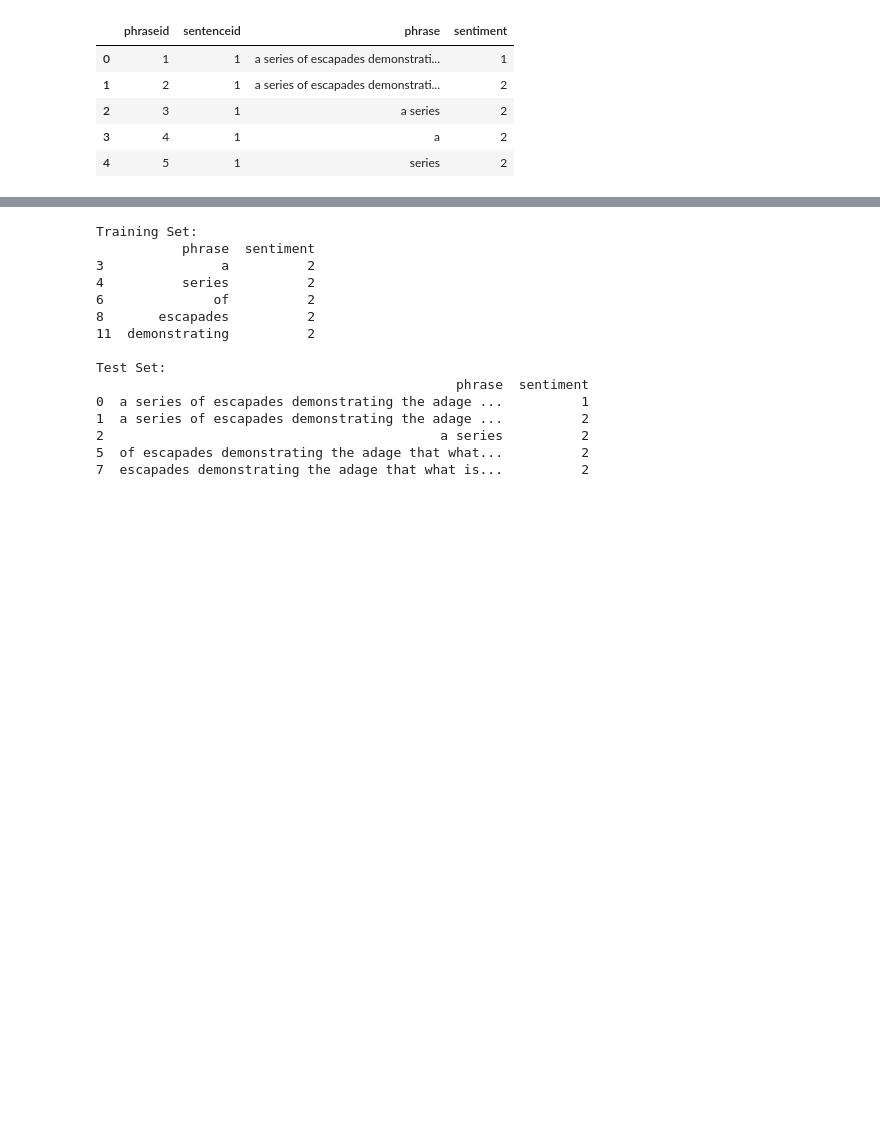
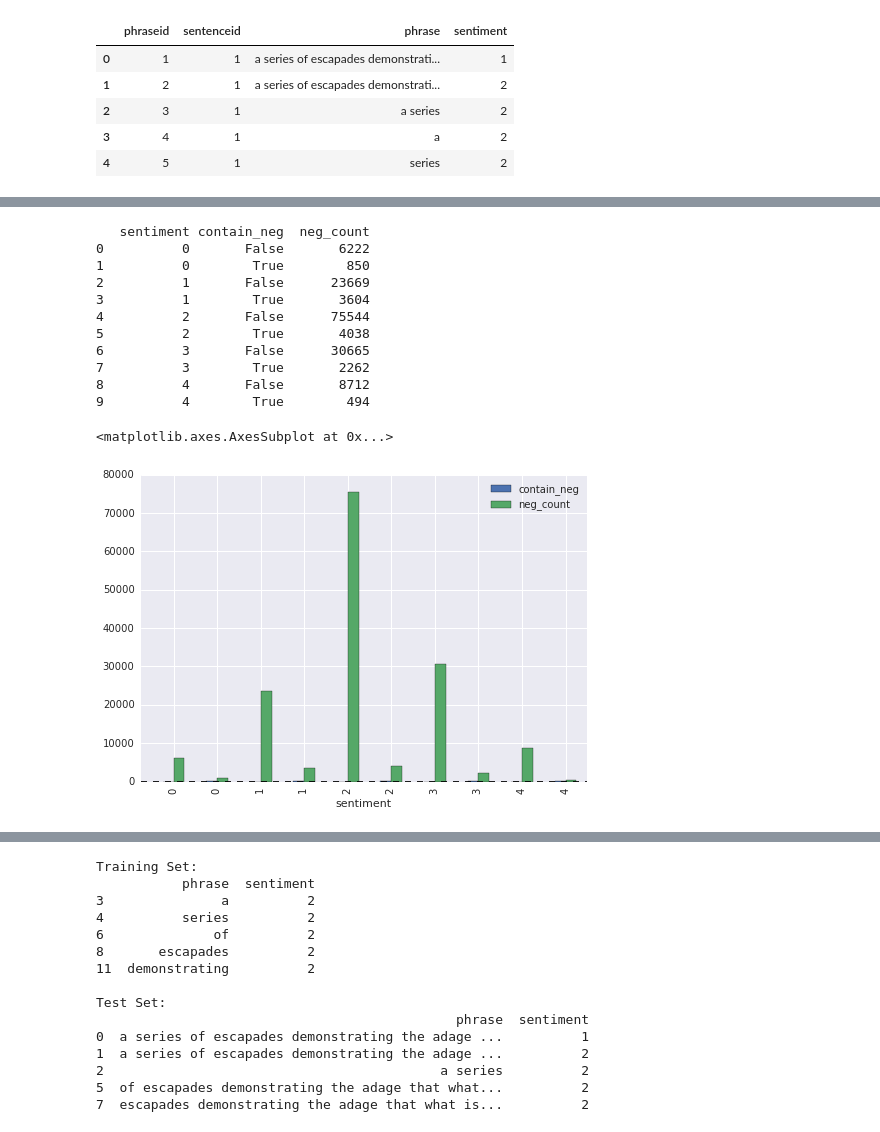
Before and after one commit to DryingPole/sentiment, a Jupyter notebook: notebooks/Final Project Process Book.ipynb, the cells around one changed output, grey strips where cells are left out. Saved outputs shown, nothing was run; the diff lists cells and outputs as text; code cells hidden in the pictures; blank space fills up the shorter version.

```diff
--- a/notebooks/Final Project Process Book.ipynb
+++ b/notebooks/Final Project Process Book.ipynb
@@ -50,3 +50,10 @@ phrases.head()
 | 2 | 3 | 1 | a series | 2 |
 | 3 | 4 | 1 | a | 2 |
 | 4 | 5 | 1 | series | 2 |
+# %%
+# Data Exploration -- capture some features of each phrase
+pe = phrases.copy()
+pe['word_list'] = pe.phrase.str.split()
+pe['contain_neg'] = map(lambda l: "not" in l or "n't" in l or "neither" in l or "but" in l, pe.word_list)
+pe['word_count'] = map(len, pe.word_list)
+pe.head()
@@ -52,0 +67,23 @@ phrases.head()
+# %%
+# Analyze phrase sentiment as related to the appearance of the word "not"
+# not_counts = pe["sentiment","contain_not"].groupby(["sentiment","contain_not"]).agg(count,'not_count')
+neg_counts = pd.DataFrame(pe.groupby(["sentiment","contain_neg"]).size(), columns=["neg_count"]).reset_index()
+# print type(not_counts)
+print neg_counts
+neg_counts.plot(kind='bar', x='sentiment')
+# plt.title("")
+# plt.bar()
+# %% [output]
+   sentiment contain_neg  neg_count
+0          0       False       6222
+1          0        True        850
+2          1       False      23669
+3          1        True       3604
+4          2       False      75544
+5          2        True       4038
+6          3       False      30665
+7          3        True       2262
+8          4       False       8712
+9          4        True        494
+<matplotlib.axes.AxesSubplot at 0x...>
+[figure, added]
```
Also changed, not shown: parts of 8 cells of this notebook, 2 other files.
